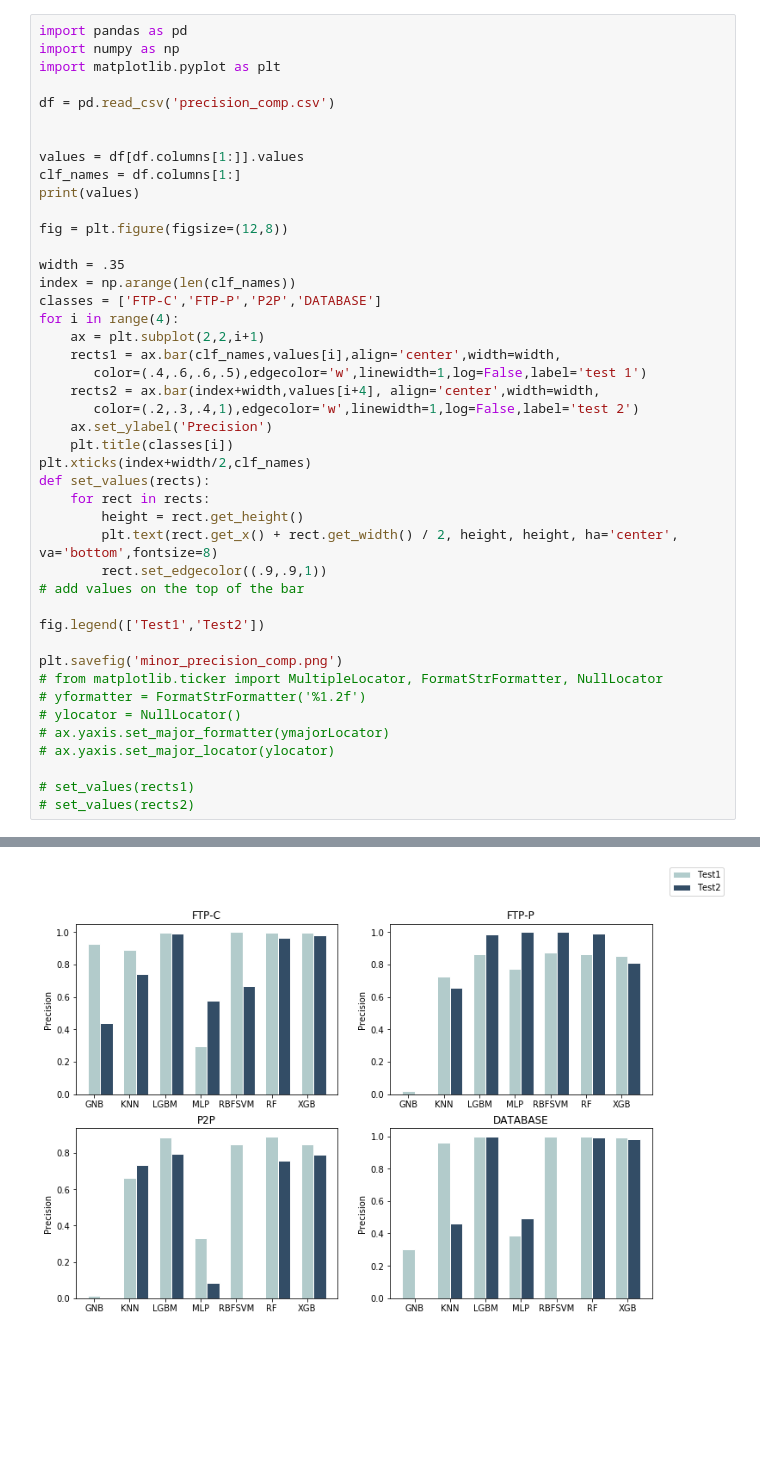
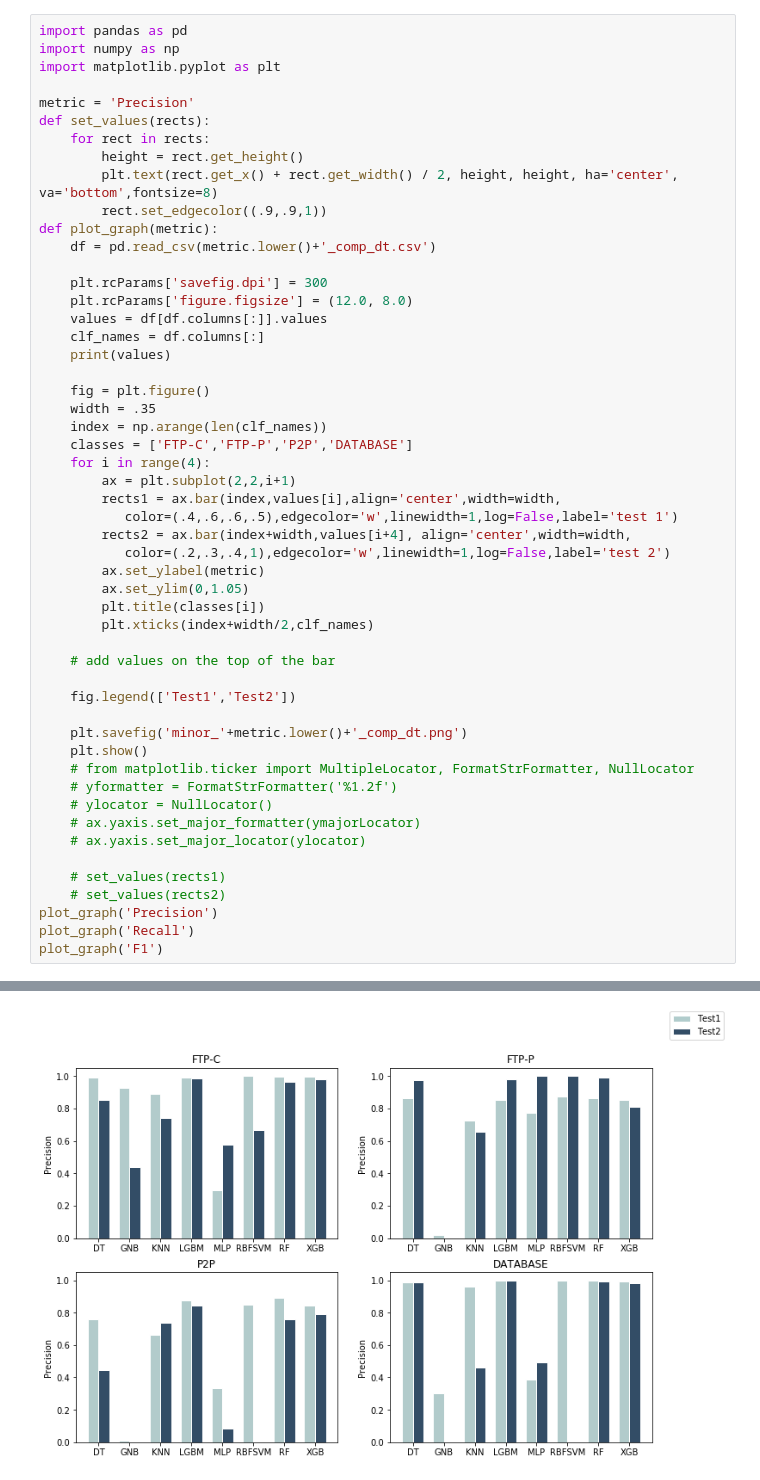
Before and after one commit to yoyoMael/work_report, a Jupyter notebook: Results/raw_f/minor_recall_graph.ipynb, the cells around one changed output, grey strips where cells are left out. Drawn from its saved outputs; the diff is of its cells as text; blank space fills up the shorter version.

```diff
--- a/Results/raw_f/minor_recall_graph.ipynb
+++ b/Results/raw_f/minor_recall_graph.ipynb
@@ -3,43 +3,51 @@ import pandas as pd
 import numpy as np
 import matplotlib.pyplot as plt
 
-df = pd.read_csv('precision_comp.csv')
-
-
-values = df[df.columns[1:]].values
-clf_names = df.columns[1:]
-print(values)
-
-fig = plt.figure(figsize=(12,8))
-
-width = .35
-index = np.arange(len(clf_names))
-classes = ['FTP-C','FTP-P','P2P','DATABASE']
-for i in range(4):
-    ax = plt.subplot(2,2,i+1)
-    rects1 = ax.bar(clf_names,values[i],align='center',width=width,
-       color=(.4,.6,.6,.5),edgecolor='w',linewidth=1,log=False,label='test 1')
-    rects2 = ax.bar(index+width,values[i+4], align='center',width=width,
-       color=(.2,.3,.4,1),edgecolor='w',linewidth=1,log=False,label='test 2')
-    ax.set_ylabel('Precision')
-    plt.title(classes[i])
-plt.xticks(index+width/2,clf_names)
+metric = 'Precision'
 def set_values(rects):
     for rect in rects:
         height = rect.get_height()
         plt.text(rect.get_x() + rect.get_width() / 2, height, height, ha='center', va='bottom',fontsize=8)
         rect.set_edgecolor((.9,.9,1))
-# add values on the top of the bar
+def plot_graph(metric):
+    df = pd.read_csv(metric.lower()+'_comp_dt.csv')
 
-fig.legend(['Test1','Test2'])
+    plt.rcParams['savefig.dpi'] = 300
+    plt.rcParams['figure.figsize'] = (12.0, 8.0)
+    values = df[df.columns[:]].values
+    clf_names = df.columns[:]
+    print(values)
 
-plt.savefig('minor_precision_comp.png')
-# from matplotlib.ticker import MultipleLocator, FormatStrFormatter, NullLocator
-# yformatter = FormatStrFormatter('%1.2f')
-# ylocator = NullLocator()
-# ax.yaxis.set_major_formatter(ymajorLocator)
-# ax.yaxis.set_major_locator(ylocator)
+    fig = plt.figure()
+    width = .35
+    index = np.arange(len(clf_names))
+    classes = ['FTP-C','FTP-P','P2P','DATABASE']
+    for i in range(4):
+        ax = plt.subplot(2,2,i+1)
+        rects1 = ax.bar(index,values[i],align='center',width=width,
+           color=(.4,.6,.6,.5),edgecolor='w',linewidth=1,log=False,label='test 1')
+        rects2 = ax.bar(index+width,values[i+4], align='center',width=width,
+           color=(.2,.3,.4,1),edgecolor='w',linewidth=1,log=False,label='test 2')
+        ax.set_ylabel(metric)
+        ax.set_ylim(0,1.05)
+        plt.title(classes[i])
+        plt.xticks(index+width/2,clf_names)
 
-# set_values(rects1)
-# set_values(rects2)
+    # add values on the top of the bar
+
+    fig.legend(['Test1','Test2'])
+
+    plt.savefig('minor_'+metric.lower()+'_comp_dt.png')
+    plt.show()
+    # from matplotlib.ticker import MultipleLocator, FormatStrFormatter, NullLocator
+    # yformatter = FormatStrFormatter('%1.2f')
+    # ylocator = NullLocator()
+    # ax.yaxis.set_major_formatter(ymajorLocator)
+    # ax.yaxis.set_major_locator(ylocator)
+
+    # set_values(rects1)
+    # set_values(rects2)
+plot_graph('Precision')
+plot_graph('Recall')
+plot_graph('F1')
 # %% [output]
@@ -54 +62 @@ plt.savefig('minor_precision_comp.png')
-[figure, old version]
+[figure, new version]
```
Also changed, not shown: parts of 1 cell of this notebook, 48 other files.
